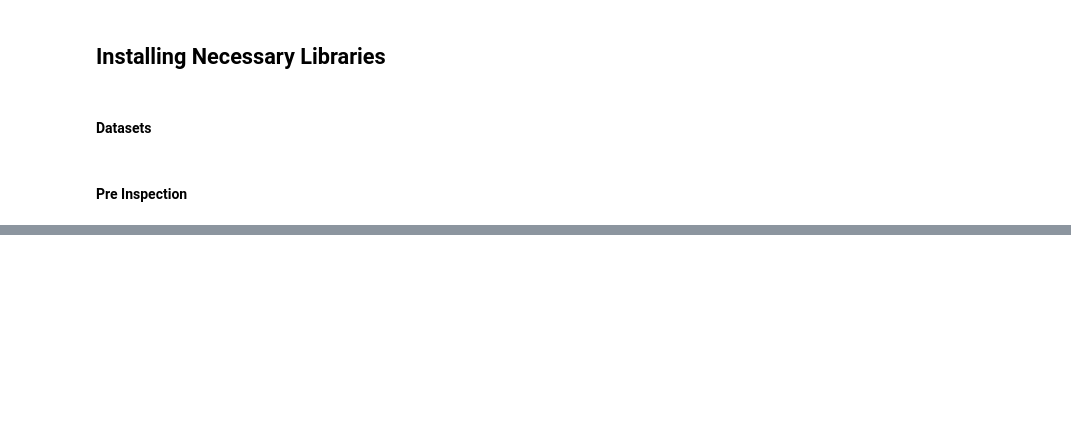
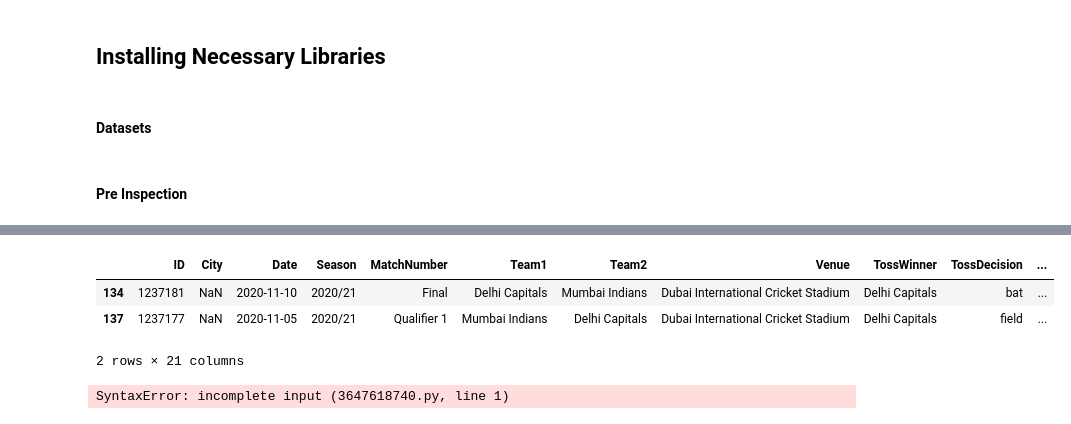
Before and after one commit to bainskarman/projects, a Jupyter notebook: IPL Winner Prediction/notebook.ipynb, the cells around one changed output, grey strips where cells are left out. Saved outputs shown, nothing was run; the diff lists cells and outputs as text; code cells hidden in the pictures; blank space fills up the shorter version.

```diff
--- a/IPL Winner Prediction/notebook.ipynb
+++ b/IPL Winner Prediction/notebook.ipynb
@@ -192,0 +93,21 @@ pd.DataFrame(deliveries.groupby(['ID','innings']).sum()['total_run'])
+# %%
+teams=['Rajasthan Royals',
+ 'Royal Challengers Bangalore',
+ 'Sunrisers Hyderabad',
+ 'Delhi Capitals',
+ 'Chennai Super Kings',
+ 'Gujarat Titans',
+ 'Lucknow Super Giants',
+ 'Kolkata Knight Riders',
+ 'Punjab Kings',
+ 'Mumbai Indians']
+# %%
+matches['Team1']= matches['Team1'].str.replace('Delhi Daredevils','Delhi Capitals')
+matches['Team2']= matches['Team2'].str.replace('Delhi Daredevils','Delhi Capitals')
+matches['Team1']= matches['Team1'].str.replace('Kings XI Punjab','Punjab Kings')
+matches['Team2']= matches['Team2'].str.replace('Kings XI Punjab','Punjab Kings')
+matches['Team1']= matches['Team1'].str.replace('Deccan Chargers','Sunrisers Hyderabad')
+matches['Team2']= matches['Team2'].str.replace('Deccan Chargers','Sunrisers Hyderabad')
+# %%
+matches=matches[matches['Team1'].isin(teams)]
+matches=matches[matches['Team2'].isin(teams)]
@@ -192,0 +134,7 @@ pd.DataFrame(deliveries.groupby(['ID','innings']).sum()['total_run'])
+# %%
+matches[matches['City'].isnull()]
+# %% [output]
+|  | ID | City | Date | Season | MatchNumber | Team1 | Team2 | Venue | TossWinner | TossDecision | ... |
+| 134 | 1237181 | NaN | 2020-11-10 | 2020/21 | Final | Delhi Capitals | Mumbai Indians | Dubai International Cricket Stadium | Delhi Capitals | bat | ... |
+| 137 | 1237177 | NaN | 2020-11-05 | 2020/21 | Qualifier 1 | Mumbai Indians | Delhi Capitals | Dubai International Cricket Stadium | Delhi Capitals | field | ... |
+2 rows × 21 columns
@@ -192,0 +143,4 @@ pd.DataFrame(deliveries.groupby(['ID','innings']).sum()['total_run'])
+# %%
+matches.drop(matches[matches['SuperOver'].isnull(),axis==0,inplace==True]
+# %% [output]
+SyntaxError: incomplete input (3647618740.py, line 1)
```
Also changed, not shown: parts of 13 cells of this notebook.
